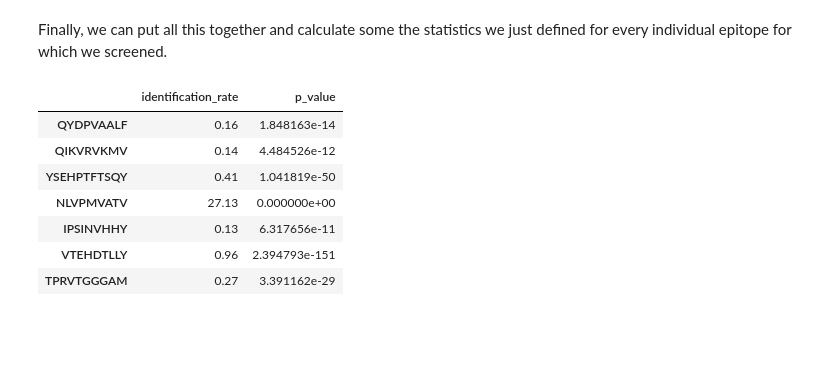
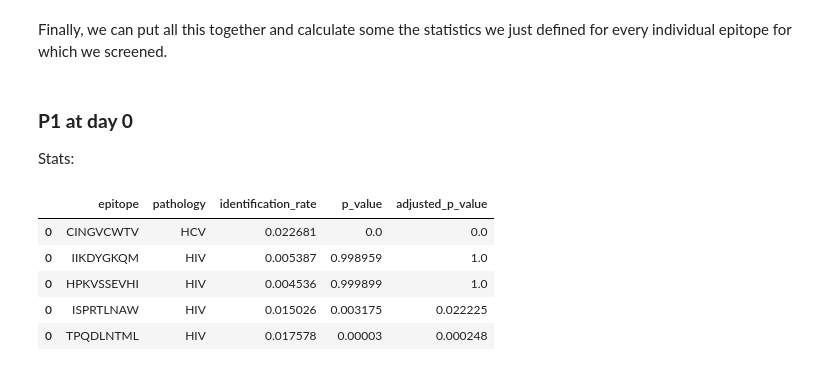
Before and after one commit to svalkiers/MMB_antigen_receptor_repertoire_tools, a Jupyter notebook: notebooks/part3_tcrex_stats.ipynb, the cells around one changed output. Drawn from its saved outputs; the diff is of its cells as text; code cells hidden in the pictures; blank space fills up the shorter version.

Commit message:
finalized TCRex results

```diff
--- a/notebooks/part3_tcrex_stats.ipynb
+++ b/notebooks/part3_tcrex_stats.ipynb
@@ -100,17 +103,19 @@ Using the following sequence of commands, we can calculate the quantitative metr
 # %%
 # Read the resuls
-results = pd.read_csv(os.path.join('../results/parsed_results','test.tsv'), sep = '\t')
+tcrex_results = pd.read_csv(os.path.join('./data/results/tcrex','P1_0.tsv'), sep = '\t')
+tcrex_results_epitope = tcrex_results[tcrex_results.epitope == "FLKEKGGL"]
 
 # Calculate the number of identified epitope-specific TCRs
-nr_identified = results.shape[0]
+nr_identified = tcrex_results_epitope.shape[0]
 
 # Define the repertoire size
-repertoire_size = 100000
+repertoire = pd.read_csv('./data/examples/P1_0_clones.txt', sep = '\t')
+repertoire_size = repertoire.shape[0]
 
 p = enrichment_analysis(nr_identified, repertoire_size) # p-value
 ir = identification_rate(nr_identified, repertoire_size) # identification rate
 
 # Calculate the identification metrics
-print(f"p value: {p}"
+print(f"p value: {p}")
 print(f"Identification rate: {ir}")
 # %% [output]
@@ -134,20 +140,21 @@ def calculate_metrics(
     - mtc: p-value correction for multiple tests using Benjamini-Hochberg method for controlling FDR.
     """
     # For every epitope, store the calculated metrics in a dictionary
-    cols = ["identification_rate", "p_value"]
+    cols = ["epitope", "pathology", "identification_rate", "p_value"]
     metrics = pd.DataFrame(columns = cols)
 
     # Loop through epitopes
-    for epitope in results.epitpope.unique():
+    for epitope in results.epitope.unique():
         # Retrieve all TCRs specific for the epitope
         epitope_data = results[results['epitope'] == epitope]
+        pathology = epitope_data.pathology.iloc[0]
         # Calculate the number of epitope-specific TCRs
         nr_identified = epitope_data.shape[0]
         # Calculate metrics
         ir = identification_rate(nr_identified, repertoire_size)
         p = enrichment_analysis(nr_identified, repertoire_size, threshold)
         # Add to dataframe
-        metrics = pd.concat([metrics, pd.DataFrame([[ir, p]], columns = cols)])
+        metrics = pd.concat([metrics, pd.DataFrame([[epitope, pathology, ir, p]], columns = cols)])
 
     if mtc:
         # Calculate corrected p-values
@@ -163,22 +221,29 @@ def calculate_metrics(
 # %% [markdown]
 Finally, we can put all this together and calculate some the statistics we just defined for every individual epitope for which we screened.
+# %% [markdown]
+### **P1 at day 0**
+Stats:
 # %%
 # Read the resuls
-results = read_results(os.path.join(base_dir,'results'), 'multiple.tsv')
+results_day_0 = pd.read_csv(os.path.join('./data/results/tcrex','P1_0.tsv'), sep = '\t')
+
+# Define the repertoire size
+repertoire_day_0 = pd.read_csv('./data/examples/P1_0_clones.txt', sep = '\t')
+repertoire_size_day_0 = repertoire_day_0.shape[0]
+
 # Calculate metrics for epitopes
-metrics_df = calculate_metrics(
-    results = results,
-    repertoire_size = 10000,
+metrics_day_0 = calculate_metrics(
+    results = results_day_0,
+    repertoire_size = repertoire_size_day_0,
     threshold = 0.0001
     )
+
 # Show results
-metrics_df.head()
+metrics_day_0.head()
 # %% [output]
-|  | identification_rate | p_value |
-| QYDPVAALF | 0.16 | 1.848163e-14 |
-| QIKVRVKMV | 0.14 | 4.484526e-12 |
-| YSEHPTFTSQY | 0.41 | 1.041819e-50 |
-| NLVPMVATV | 27.13 | 0.000000e+00 |
-| IPSINVHHY | 0.13 | 6.317656e-11 |
-| VTEHDTLLY | 0.96 | 2.394793e-151 |
-| TPRVTGGGAM | 0.27 | 3.391162e-29 |
+|  | epitope | pathology | identification_rate | p_value | adjusted_p_value |
+| 0 | CINGVCWTV | HCV | 0.022681 | 0.0 | 0.0 |
+| 0 | IIKDYGKQM | HIV | 0.005387 | 0.998959 | 1.0 |
+| 0 | HPKVSSEVHI | HIV | 0.004536 | 0.999899 | 1.0 |
+| 0 | ISPRTLNAW | HIV | 0.015026 | 0.003175 | 0.022225 |
+| 0 | TPQDLNTML | HIV | 0.017578 | 0.00003 | 0.000248 |
```
Also changed, not shown: parts of 18 cells of this notebook, 3 other files.
